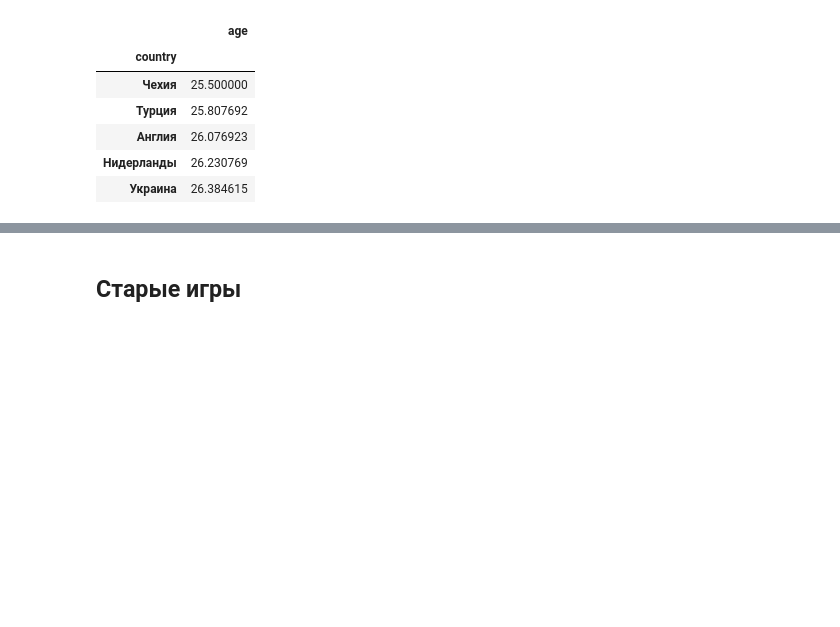
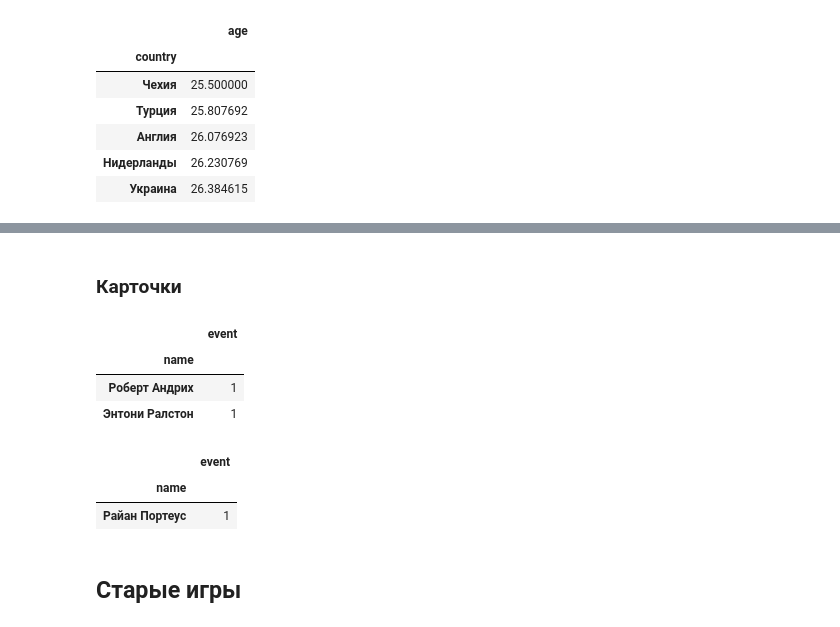
Before and after one commit to elp87/Euro-2024, a Jupyter notebook: euro.ipynb, the cells around one changed output, grey strips where cells are left out. Saved outputs shown, nothing was run; the diff lists cells and outputs as text; code cells hidden in the pictures; blank space fills up the shorter version.

```diff
--- a/euro.ipynb
+++ b/euro.ipynb
@@ -131,3 +155,20 @@ players.pivot_table(index='country', values='age', aggfunc='mean').sort_values(b
+# %% [markdown]
+### Карточки
+# %%
+yellows = events_df[events_df['event']=='желтая карточка']
+yellows.pivot_table(index='name', values='event', aggfunc='count')
+# %% [output]
+|  | event |
+| name |  |
+| Роберт Андрих | 1 |
+| Энтони Ралстон | 1 |
+# %%
+reds = events_df[events_df['event']=='красная карточка']
+reds.pivot_table(index='name', values='event', aggfunc='count')
+# %% [output]
+|  | event |
+| name |  |
+| Райан Портеус | 1 |
 # %% [markdown]
 ## Старые игры
 # %%
```
Also changed, not shown: parts of 8 cells of this notebook, 3 other files.
